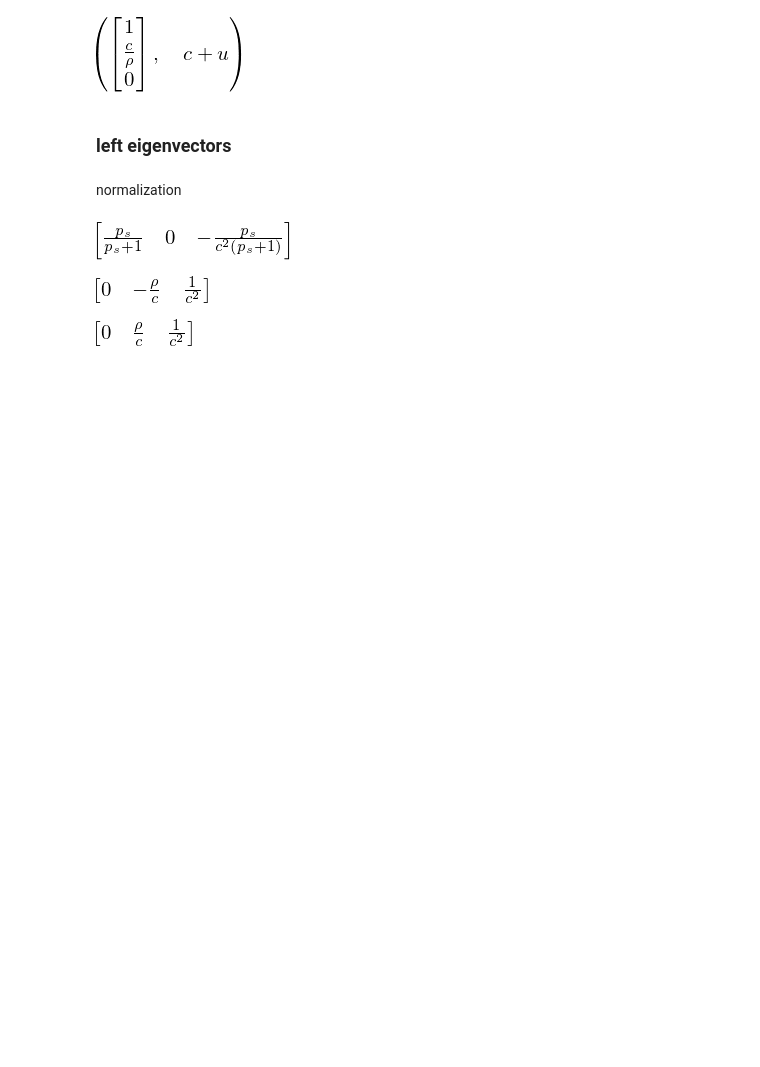
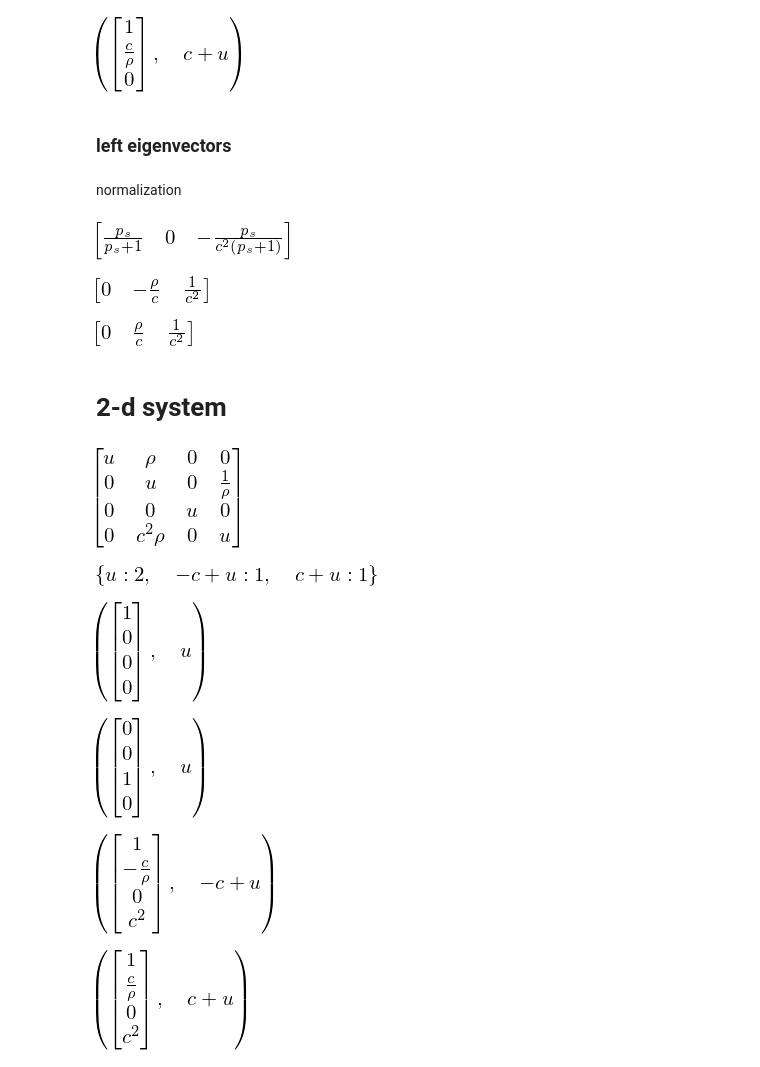
Before and after one commit to python-hydro/hydro_examples, a Jupyter notebook: compressible/euler.ipynb, the cells around one changed output. Drawn from its saved outputs; the diff is of its cells as text; code cells hidden in the pictures; blank space fills up the shorter version.

```diff
--- a/compressible/euler.ipynb
+++ b/compressible/euler.ipynb
@@ -240,3 +240,16 @@ l[1]
 l[2]
 # %% [output]
 [figure]
+# %% [markdown]
+# 2-d system
+# %%
+rho, u, v, c = symbols('rho u v c')
+
+A = Matrix([[u, rho, 0, 0], [0, u, 0, rho**-1], [0,0, u, 0], [0, c**2 * rho, 0, u]])
+A
+# %% [output]
+[figure, added]
+# %%
+A.eigenvals()
+# %% [output]
+[figure, added]
@@ -242,0 +270,16 @@ l[2]
+# %%
+r[0], lam[0]
+# %% [output]
+[figure, added]
+# %%
+r[1], lam[1]
+# %% [output]
+[figure, added]
+# %%
+r[2], lam[2]
+# %% [output]
+[figure, added]
+# %%
+r[3], lam[3]
+# %% [output]
+[figure, added]
```
Also changed, not shown: parts of 2 cells of this notebook, 1 other file.
